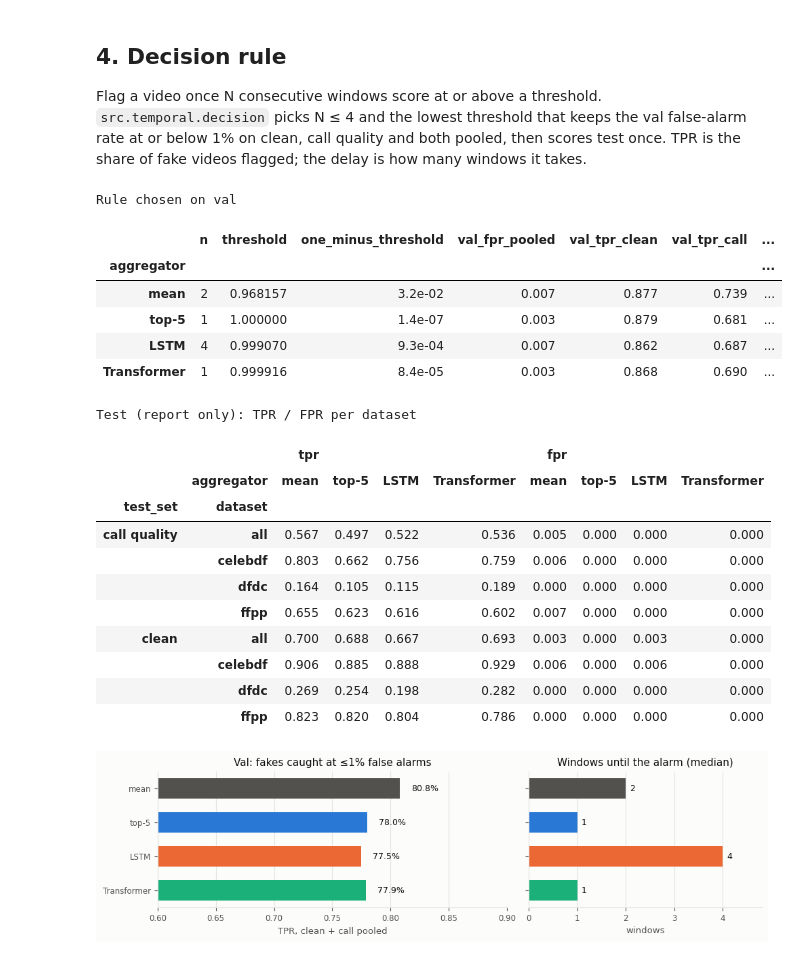
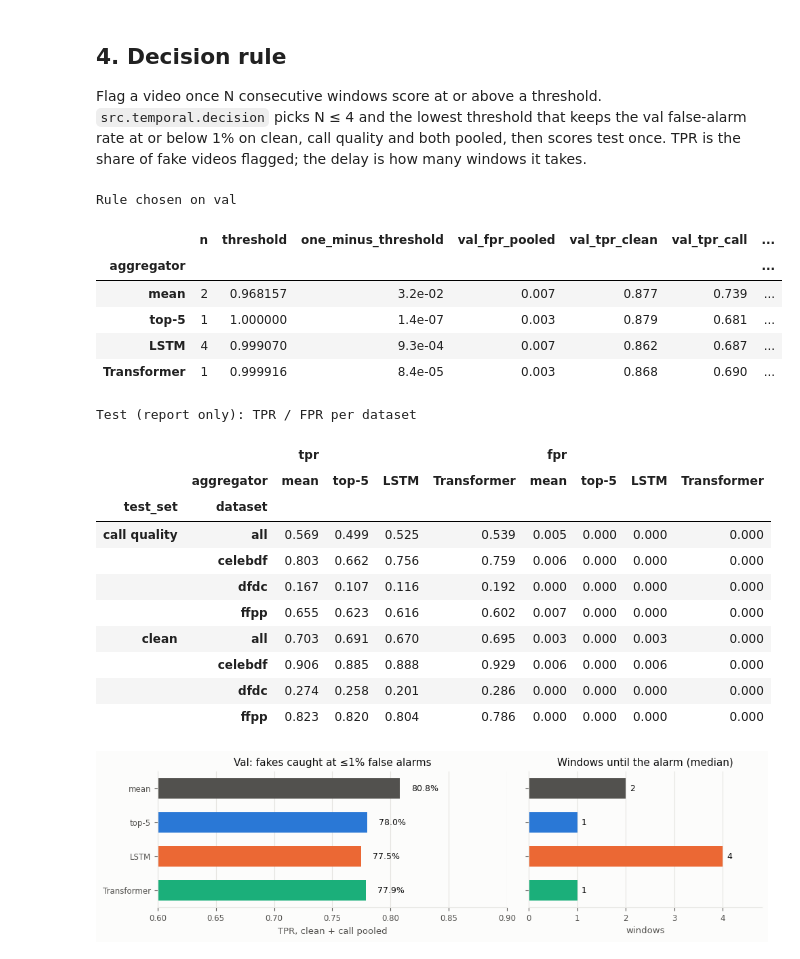
Before and after one commit to rndllchw/not-a-deepfake, a Jupyter notebook: notebooks/temporal_results.ipynb, the cells around one changed output. Cells and saved outputs as stored; diff of their text form; code cells hidden in the pictures.

```diff
--- a/notebooks/temporal_results.ipynb
+++ b/notebooks/temporal_results.ipynb
@@ -52,6 +52,7 @@ ROOT = Path.cwd().resolve()
 ROOT = ROOT.parent if ROOT.name == "notebooks" else ROOT
 sys.path.insert(0, str(ROOT))
 from src.analysis.frames import FAKE, GRID, INK, INK_2, REAL, SERIES, SURFACE  # also sets the figure style
+from src.exclusions import drop_excluded, excluded_videos
 
 %matplotlib inline
 
@@ -61,6 +62,7 @@ DATA_ROOT = Path(os.environ.get("DATA_ROOT") or (ROOT / "data" if (ROOT / "data"
 RUN = "no-mask/vit_b16_full_no-mask_ffpp+celebdf_sbi-none"
 RUN_DIR = DATA_ROOT / "runs" / "temporal" / RUN
 assert RUN_DIR.exists(), f"no temporal run at {RUN_DIR}: set DATA_ROOT"
+EXCLUDED = excluded_videos(DATA_ROOT)  # DFDC audio-only fakes, left out as in src.exclusions
 
 # aggregator folder -> display name
 AGGREGATORS = {"mean": "mean", "topk-5": "top-5", "lstm": "LSTM", "transformer": "Transformer"}
@@ -82,7 +85,7 @@ same windows, so the comparison below is paired.
 # %%
 def read_windows(agg: str, name: str) -> pd.DataFrame:
     w = pd.read_csv(RUN_DIR / agg / "predictions" / f"{name}_windows.csv", dtype={"video_id": str})
-    return w.assign(aggregator=AGGREGATORS[agg], split=name.split("_")[0],
+    return drop_excluded(w, EXCLUDED).assign(aggregator=AGGREGATORS[agg], split=name.split("_")[0],
                     condition="call" if name.endswith("_call") else "clean")
 
 
@@ -286,40 +289,41 @@ scores test once. TPR is the share of fake videos flagged; the delay is how many
 rules, tests = [], []
 for agg_dir, agg in AGGREGATORS.items():
     rule = json.loads((RUN_DIR / agg_dir / "decision.json").read_text())
     rules.append(dict(aggregator=agg, n=rule["n"], threshold=rule["threshold"], one_minus_threshold=1 - rule["threshold"],
                       val_fpr_pooled=rule["val_fpr"]["pooled"], val_tpr_clean=rule["val_tpr"]["clean"],
                       val_tpr_call=rule["val_tpr"]["call"], val_tpr_pooled=rule["val_tpr"]["pooled"]))
     tests.append(pd.read_csv(RUN_DIR / agg_dir / "decision_test.csv").assign(aggregator=agg))
 rules = pd.DataFrame(rules).set_index("aggregator")
 tests = pd.concat(tests, ignore_index=True)
+tests = tests[~tests.dataset.str.endswith("_unfiltered")]  # with the audio-only fakes; see the comparison table
 
 print("Rule chosen on val")
 display(rules.style.format({"threshold": "{:.6f}", "one_minus_threshold": "{:.1e}", "val_fpr_pooled": "{:.3f}",
                             "val_tpr_clean": "{:.3f}", "val_tpr_call": "{:.3f}", "val_tpr_pooled": "{:.3f}"})
         .highlight_max(subset=["val_tpr_clean", "val_tpr_call", "val_tpr_pooled"], props="font-weight: bold"))
 
 print("Test (report only): TPR / FPR per dataset")
 test_table = tests.pivot(index=["test_set", "dataset"], columns="aggregator", values=["tpr", "fpr"])
 display(test_table.reindex(columns=list(AGGREGATORS.values()), level=1).style.format("{:.3f}"))
 # %% [output]
 Rule chosen on val
 |  | n | threshold | one_minus_threshold | val_fpr_pooled | val_tpr_clean | val_tpr_call | ... |
 | aggregator |  |  |  |  |  |  | ... |
 | mean | 2 | 0.968157 | 3.2e-02 | 0.007 | 0.877 | 0.739 | ... |
 | top-5 | 1 | 1.000000 | 1.4e-07 | 0.003 | 0.879 | 0.681 | ... |
 | LSTM | 4 | 0.999070 | 9.3e-04 | 0.007 | 0.862 | 0.687 | ... |
 | Transformer | 1 | 0.999916 | 8.4e-05 | 0.003 | 0.868 | 0.690 | ... |
 Test (report only): TPR / FPR per dataset
 |  |  | tpr |  |  |  | fpr |  |  |  |
 |  | aggregator | mean | top-5 | LSTM | Transformer | mean | top-5 | LSTM | Transformer |
 | test_set | dataset |  |  |  |  |  |  |  |  |
-| call quality | all | 0.567 | 0.497 | 0.522 | 0.536 | 0.005 | 0.000 | 0.000 | 0.000 |
+| call quality | all | 0.569 | 0.499 | 0.525 | 0.539 | 0.005 | 0.000 | 0.000 | 0.000 |
 |  | celebdf | 0.803 | 0.662 | 0.756 | 0.759 | 0.006 | 0.000 | 0.000 | 0.000 |
-|  | dfdc | 0.164 | 0.105 | 0.115 | 0.189 | 0.000 | 0.000 | 0.000 | 0.000 |
+|  | dfdc | 0.167 | 0.107 | 0.116 | 0.192 | 0.000 | 0.000 | 0.000 | 0.000 |
 |  | ffpp | 0.655 | 0.623 | 0.616 | 0.602 | 0.007 | 0.000 | 0.000 | 0.000 |
-| clean | all | 0.700 | 0.688 | 0.667 | 0.693 | 0.003 | 0.000 | 0.003 | 0.000 |
+| clean | all | 0.703 | 0.691 | 0.670 | 0.695 | 0.003 | 0.000 | 0.003 | 0.000 |
 |  | celebdf | 0.906 | 0.885 | 0.888 | 0.929 | 0.006 | 0.000 | 0.006 | 0.000 |
-|  | dfdc | 0.269 | 0.254 | 0.198 | 0.282 | 0.000 | 0.000 | 0.000 | 0.000 |
+|  | dfdc | 0.274 | 0.258 | 0.201 | 0.286 | 0.000 | 0.000 | 0.000 | 0.000 |
 |  | ffpp | 0.823 | 0.820 | 0.804 | 0.786 | 0.000 | 0.000 | 0.000 | 0.000 |
 # %%
 fig, (ax_tpr, ax_delay) = plt.subplots(1, 2, figsize=(10, 2.9), gridspec_kw=dict(width_ratios=[3, 2]))
```
Also changed, not shown: parts of 8 cells of this notebook, 9 other files.
